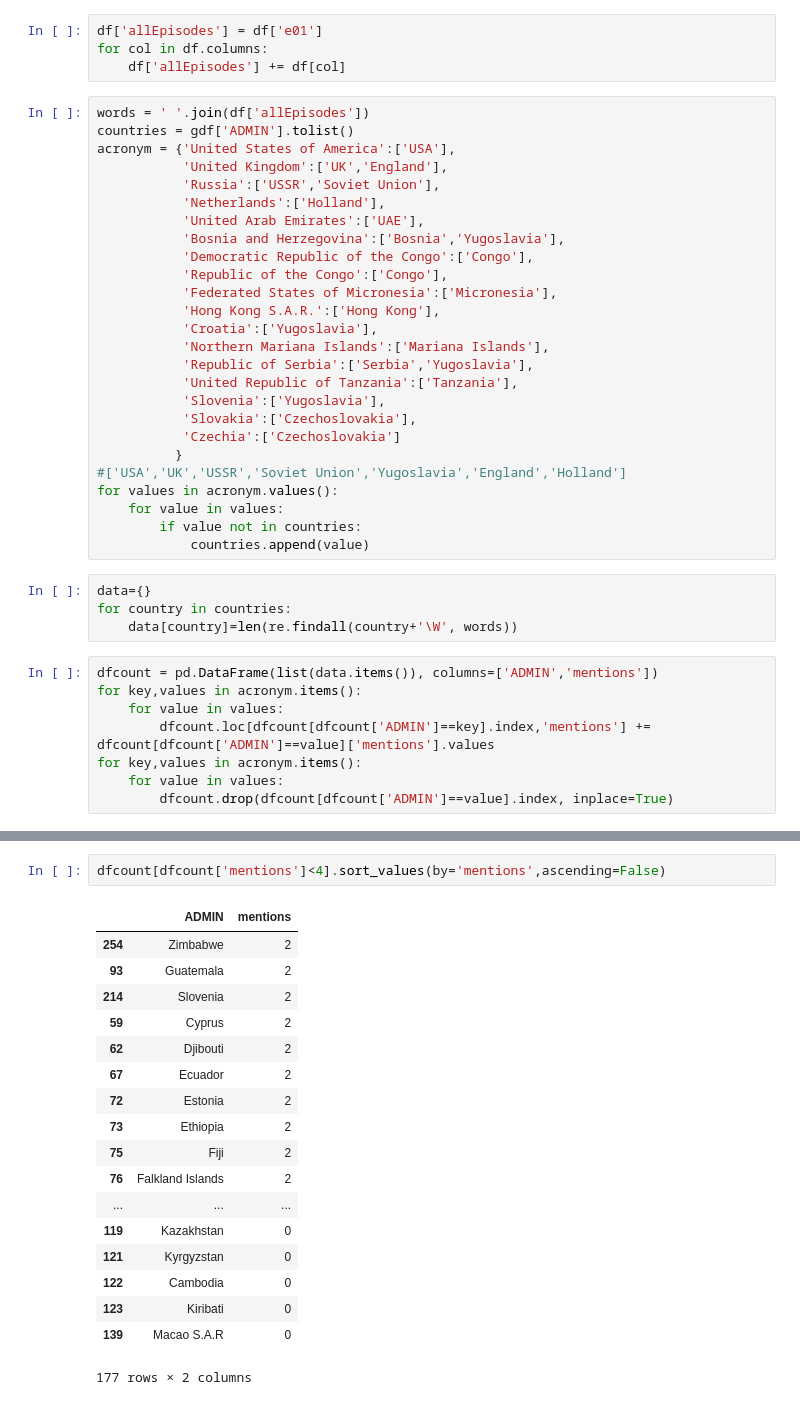
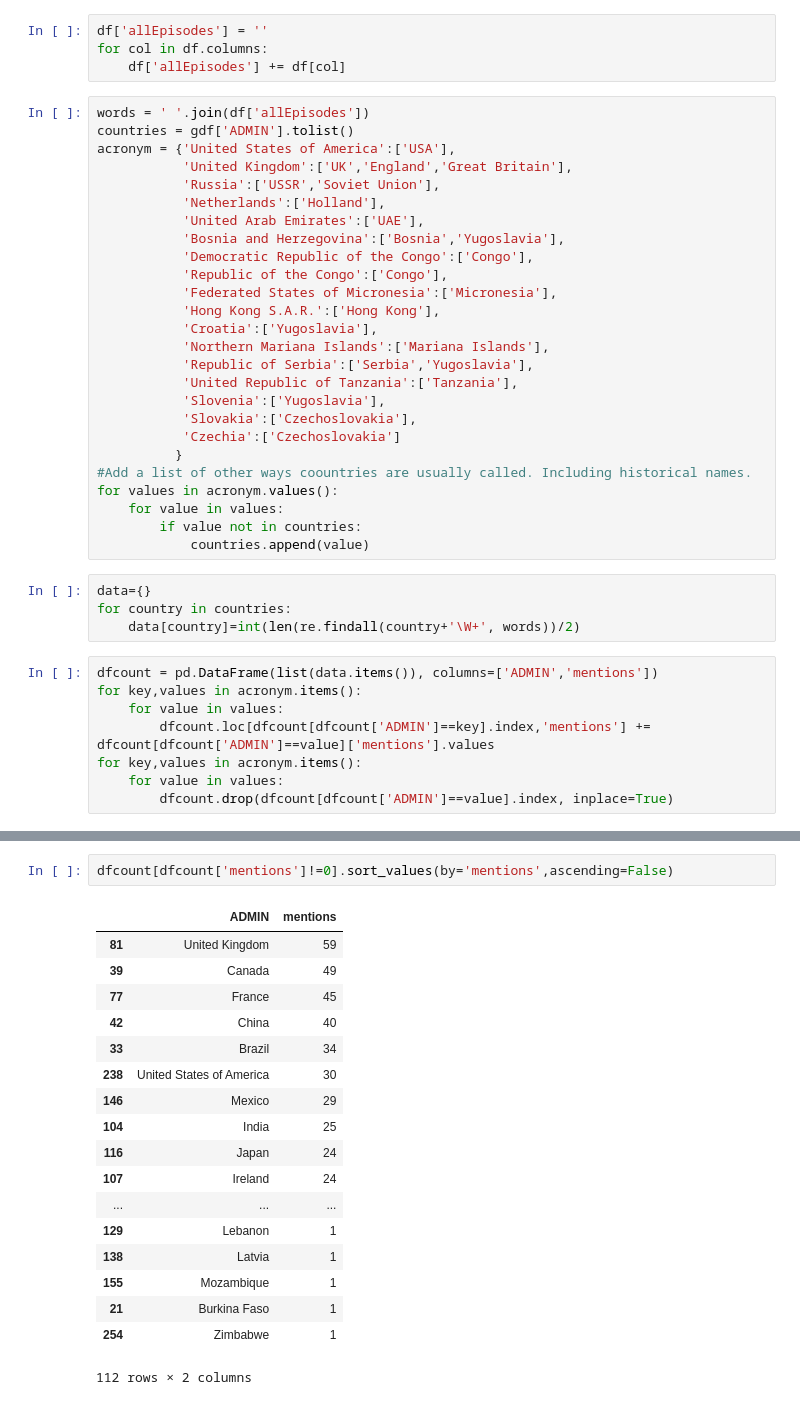
Before and after one commit to sgzFalcon/projects, a Jupyter notebook: mapPlots/SimpsonsGeography.ipynb, the cells around one changed output, grey strips where cells are left out. Cells and saved outputs as stored; diff of their text form.

```diff
--- a/mapPlots/SimpsonsGeography.ipynb
+++ b/mapPlots/SimpsonsGeography.ipynb
@@ -21,14 +21,14 @@ df.iloc[:2,:3]
 | s01 | Ooh! Careful, Homer! There's no t... | Come on, Mom. Yeah, Mom. Hurry up... | Now class, I don't want this fiel... |
 | s02 | Bart, no more interruptions durin... | The capital of North Dakota is na... | Hello, everyone. You know, Hallow... |
 # %%
-df['allEpisodes'] = df['e01']
+df['allEpisodes'] = ''
 for col in df.columns:
     df['allEpisodes'] += df[col]
 # %%
 words = ' '.join(df['allEpisodes'])
 countries = gdf['ADMIN'].tolist()
 acronym = {'United States of America':['USA'],
-           'United Kingdom':['UK','England'],
+           'United Kingdom':['UK','England','Great Britain'],
            'Russia':['USSR','Soviet Union'],
            'Netherlands':['Holland'],
            'United Arab Emirates':['UAE'],
@@ -45,7 +45,7 @@ acronym = {'United States of America':['USA'],
            'Slovakia':['Czechoslovakia'],
            'Czechia':['Czechoslovakia']
           }
-#['USA','UK','USSR','Soviet Union','Yugoslavia','England','Holland']
+#Add a list of other ways coountries are usually called. Including historical names.
 for values in acronym.values():
     for value in values:
         if value not in countries:
@@ -53,7 +53,7 @@ for values in acronym.values():
 # %%
 data={}
 for country in countries:
-    data[country]=len(re.findall(country+'\W', words))
+    data[country]=int(len(re.findall(country+'\W+', words))/2)
 # %%
 dfcount = pd.DataFrame(list(data.items()), columns=['ADMIN','mentions'])
 for key,values in acronym.items():
@@ -97,21 +97,21 @@ fig1.savefig('mapSimpsons1.png', dpi=500)
 # %%
-dfcount[dfcount['mentions']<4].sort_values(by='mentions',ascending=False)
+dfcount[dfcount['mentions']!=0].sort_values(by='mentions',ascending=False)
 # %% [output]
 |  | ADMIN | mentions |
-| 254 | Zimbabwe | 2 |
-| 93 | Guatemala | 2 |
-| 214 | Slovenia | 2 |
-| 59 | Cyprus | 2 |
-| 62 | Djibouti | 2 |
-| 67 | Ecuador | 2 |
-| 72 | Estonia | 2 |
-| 73 | Ethiopia | 2 |
-| 75 | Fiji | 2 |
-| 76 | Falkland Islands | 2 |
+| 81 | United Kingdom | 59 |
+| 39 | Canada | 49 |
+| 77 | France | 45 |
+| 42 | China | 40 |
+| 33 | Brazil | 34 |
+| 238 | United States of America | 30 |
+| 146 | Mexico | 29 |
+| 104 | India | 25 |
+| 116 | Japan | 24 |
+| 107 | Ireland | 24 |
 | ... | ... | ... |
-| 119 | Kazakhstan | 0 |
-| 121 | Kyrgyzstan | 0 |
-| 122 | Cambodia | 0 |
-| 123 | Kiribati | 0 |
-| 139 | Macao S.A.R | 0 |
+| 129 | Lebanon | 1 |
+| 138 | Latvia | 1 |
+| 155 | Mozambique | 1 |
+| 21 | Burkina Faso | 1 |
+| 254 | Zimbabwe | 1 |
-177 rows × 2 columns
+112 rows × 2 columns
```
Also changed, not shown: parts of 3 cells of this notebook.
